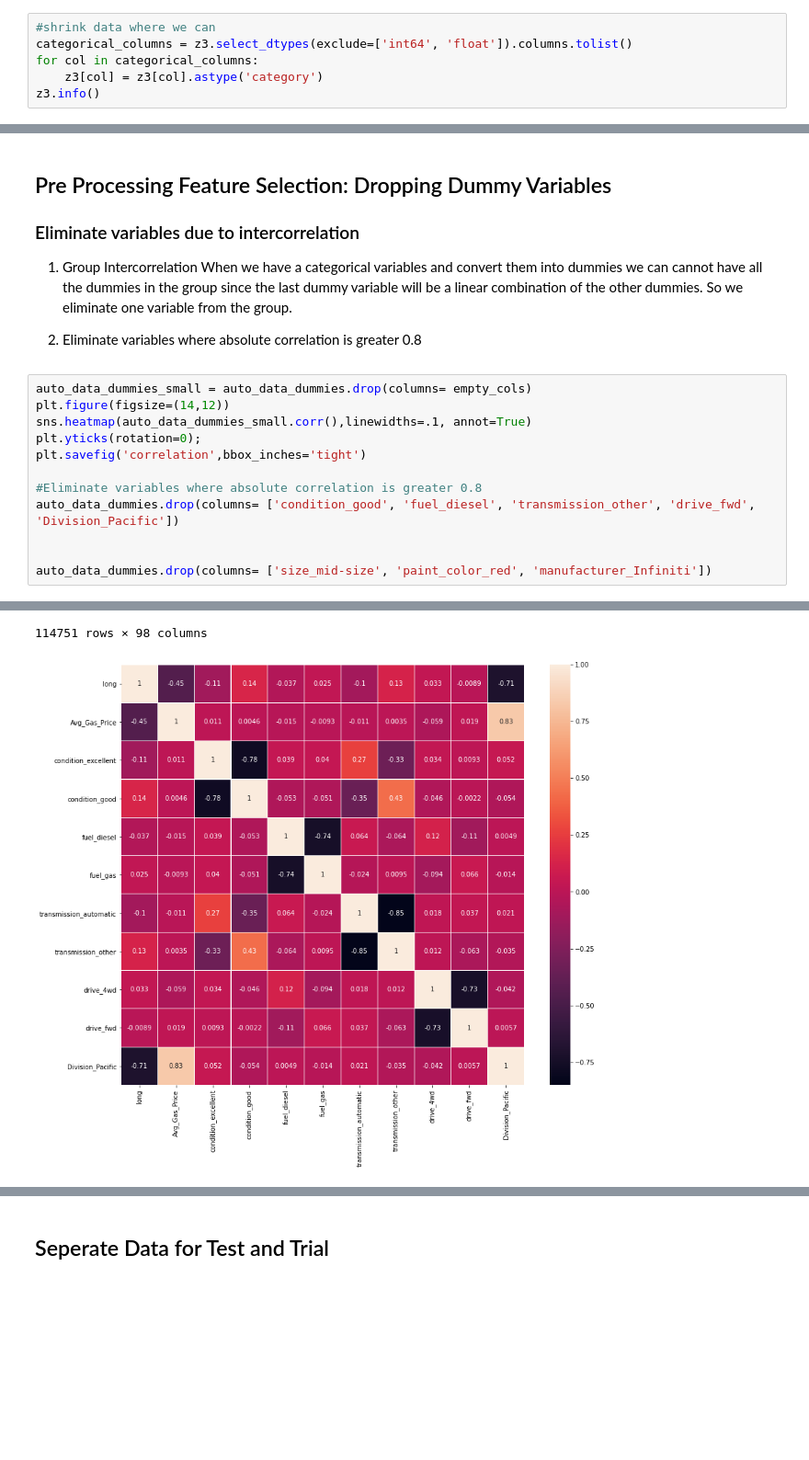
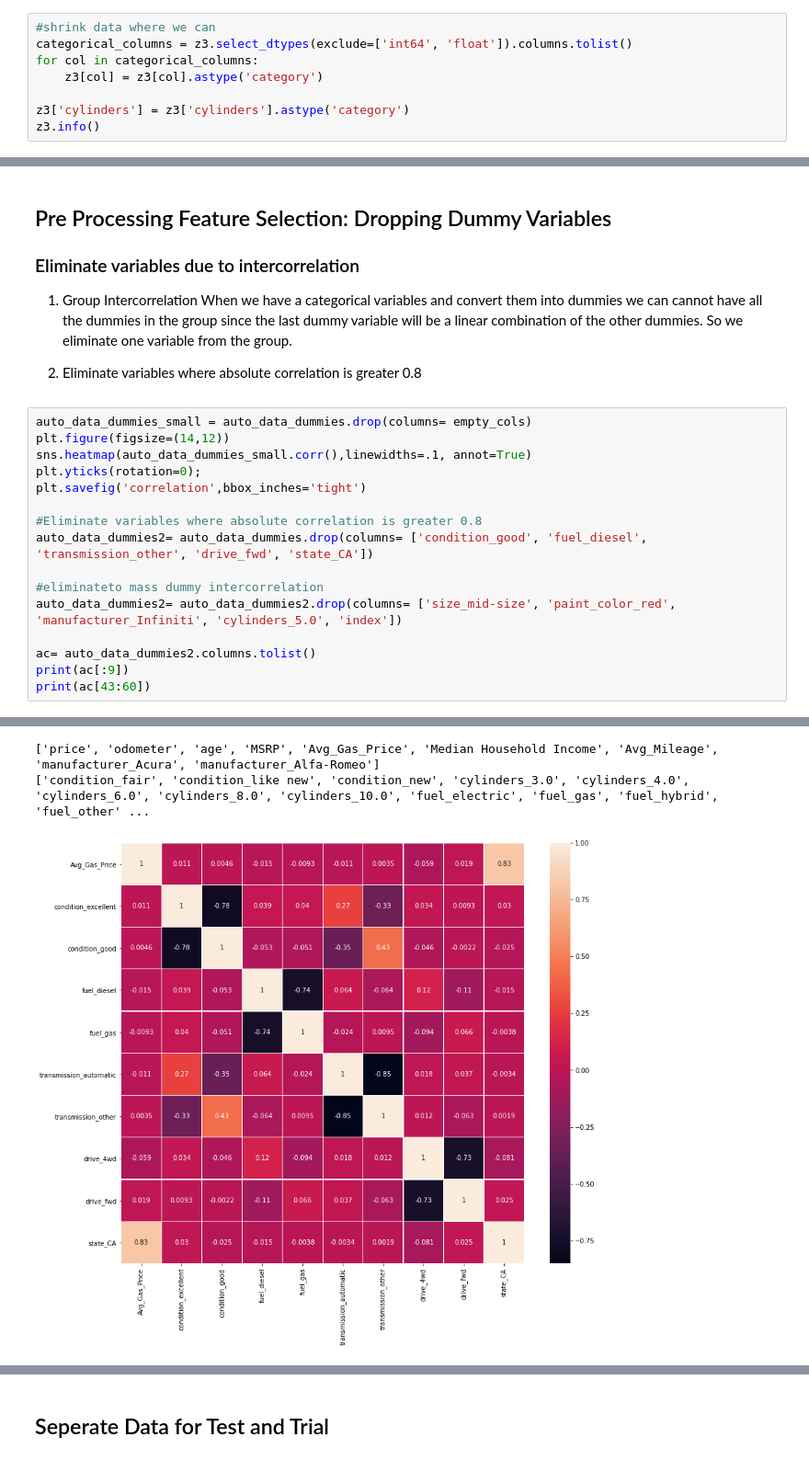
Before and after one commit to ShrutikaSankar/Springboard, a Jupyter notebook: auto_cap/auto_clean_copy2.ipynb, the cells around one changed output, grey strips where cells are left out. Shown at 92% size. Cells and saved outputs as stored; diff of their text form; blank space fills up the shorter version.

```diff
--- a/auto_cap/auto_clean_copy2.ipynb
+++ b/auto_cap/auto_clean_copy2.ipynb
@@ -1504,6 +1582,8 @@ C:\Users\Tiki\Documents\Sprinboard2\Capstone_cars
 categorical_columns = z3.select_dtypes(exclude=['int64', 'float']).columns.tolist()
 for col in categorical_columns:
     z3[col] = z3[col].astype('category')
+
+z3['cylinders'] = z3['cylinders'].astype('category')
 z3.info()
 # %% [output]
 <class 'pandas.core.frame.DataFrame'>
@@ -1553,8 +1633,12 @@ plt.yticks(rotation=0);
 plt.savefig('correlation',bbox_inches='tight')
 
 #Eliminate variables where absolute correlation is greater 0.8
-auto_data_dummies.drop(columns= ['condition_good', 'fuel_diesel', 'transmission_other', 'drive_fwd', 'Division_Pacific'])
+auto_data_dummies2= auto_data_dummies.drop(columns= ['condition_good', 'fuel_diesel', 'transmission_other', 'drive_fwd', 'state_CA'])
 
+#eliminateto mass dummy intercorrelation
+auto_data_dummies2= auto_data_dummies2.drop(columns= ['size_mid-size', 'paint_color_red', 'manufacturer_Infiniti', 'cylinders_5.0', 'index'])
 
-auto_data_dummies.drop(columns= ['size_mid-size', 'paint_color_red', 'manufacturer_Infiniti'])
+ac= auto_data_dummies2.columns.tolist()
+print(ac[:9])
+print(ac[43:60])
 # %% [output]
@@ -1573,3 +1645,4 @@ auto_data_dummies.drop(columns= ['size_mid-size', 'paint_color_red', 'manufactur
-114751 rows × 98 columns
+['price', 'odometer', 'age', 'MSRP', 'Avg_Gas_Price', 'Median Household Income', 'Avg_Mileage', 'manufacturer_Acura', 'manufacturer_Alfa-Romeo']
+['condition_fair', 'condition_like new', 'condition_new', 'cylinders_3.0', 'cylinders_4.0', 'cylinders_6.0', 'cylinders_8.0', 'cylinders_10.0', 'fuel_electric', 'fuel_gas', 'fuel_hybrid', 'fuel_other' ...
-[figure, old version]
+[figure, new version]
 # %%
```
Also changed, not shown: parts of 70 cells of this notebook.
